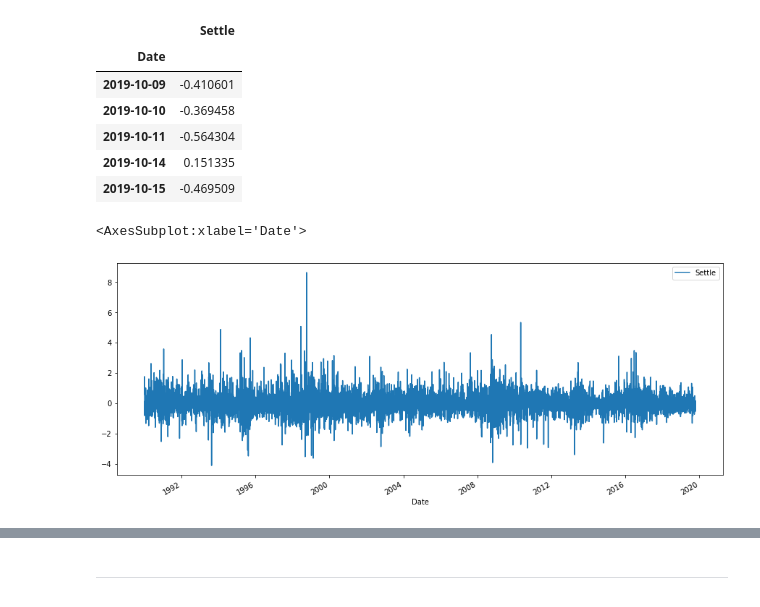
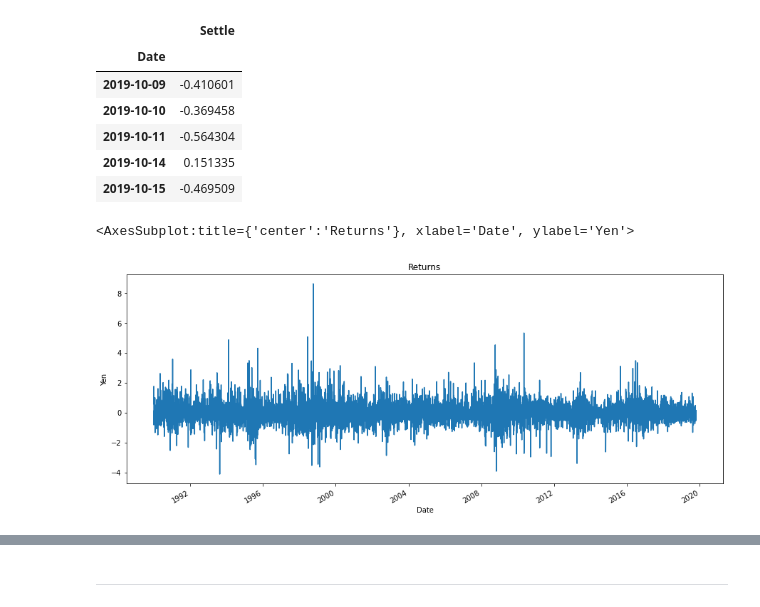
Before and after one commit to drg-developer-2-GWFinTech-Homeworks/homework-time-series, a Jupyter notebook: time_series_analysis.ipynb, the cells around one changed output, grey strips where cells are left out. Cells and saved outputs as stored; diff of their text form; code cells hidden in the pictures.

```diff
--- a/time_series_analysis.ipynb
+++ b/time_series_analysis.ipynb
@@ -130,10 +133,10 @@ returns.tail()
 | 2019-10-14 | 0.151335 |
 | 2019-10-15 | -0.469509 |
 # %%
-returns.plot(figsize=figure_size)
+returns.plot(figsize=figure_size, title="Returns", ylabel="Yen", legend=False)
 # %% [output]
-<AxesSubplot:xlabel='Date'>
+<AxesSubplot:title={'center':'Returns'}, xlabel='Date', ylabel='Yen'>
-[figure, old version]
+[figure, new version]
 # %%
 # import statsmodels.api as sm
 from statsmodels.tsa.arima_model import ARMA
```
Also changed, not shown: parts of 14 cells of this notebook.
